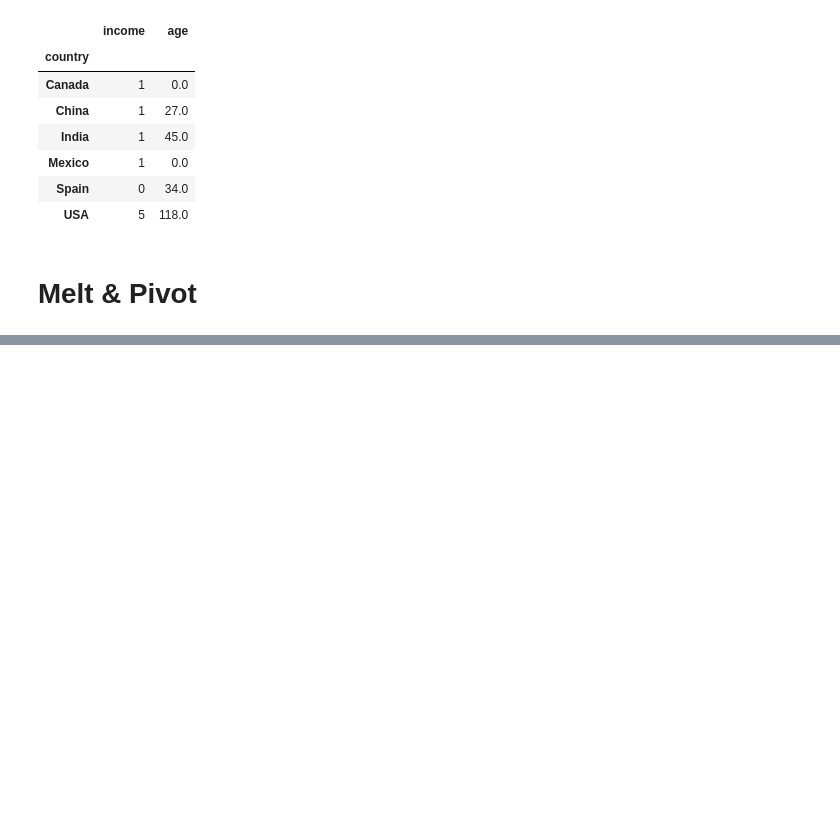
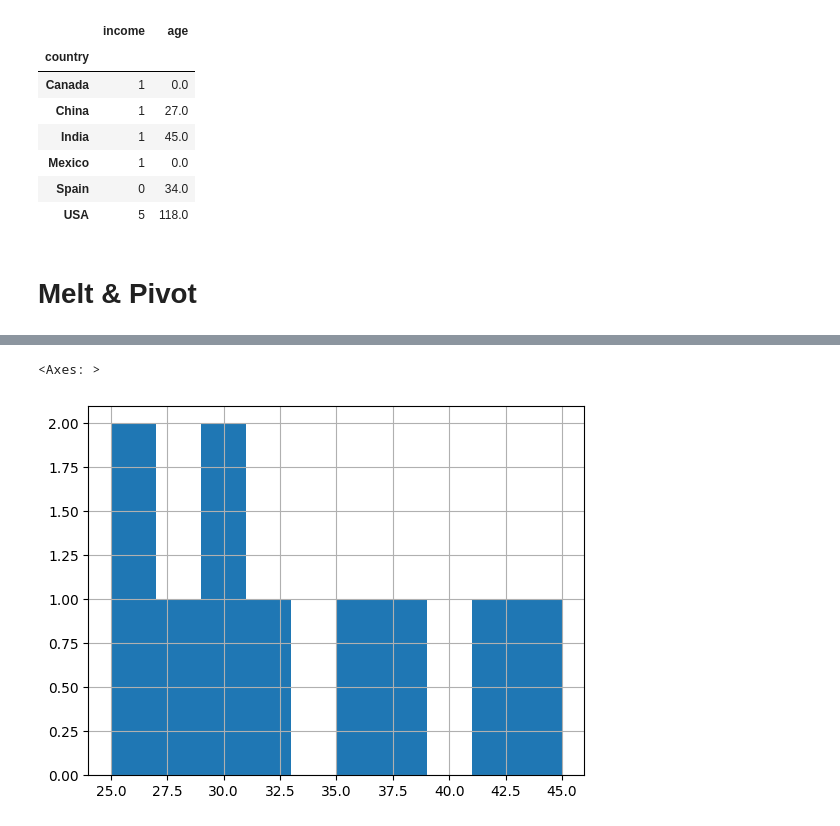
Before and after one commit to jibitesh-auth/AI-ML, a Jupyter notebook: Pandas/pandas.ipynb, the cells around one changed output, grey strips where cells are left out. Cells and saved outputs as stored; diff of their text form; code cells hidden in the pictures; blank space fills up the shorter version.

```diff
--- a/Pandas/pandas.ipynb
+++ b/Pandas/pandas.ipynb
@@ -1739,0 +1761,5 @@ df.melt(
+# %%
+#hist()
+
+df = pd.read_csv("employee_data.csv")
+df
@@ -1739,0 +1778,5 @@ df.melt(
+# %%
+df["Age"].hist()
+# %% [output]
+<Axes: >
+[figure, added]
```
Also changed, not shown: parts of 26 cells of this notebook.
